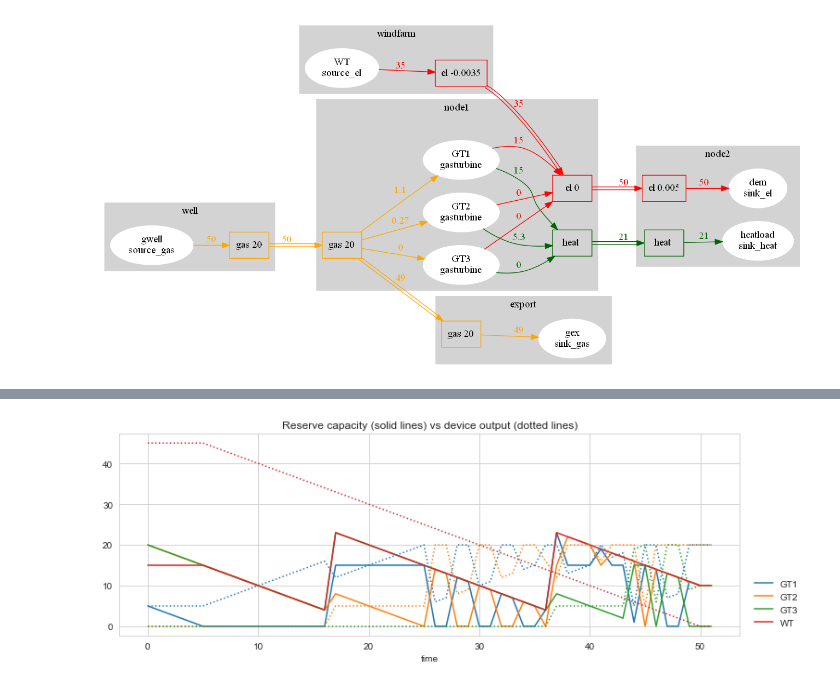
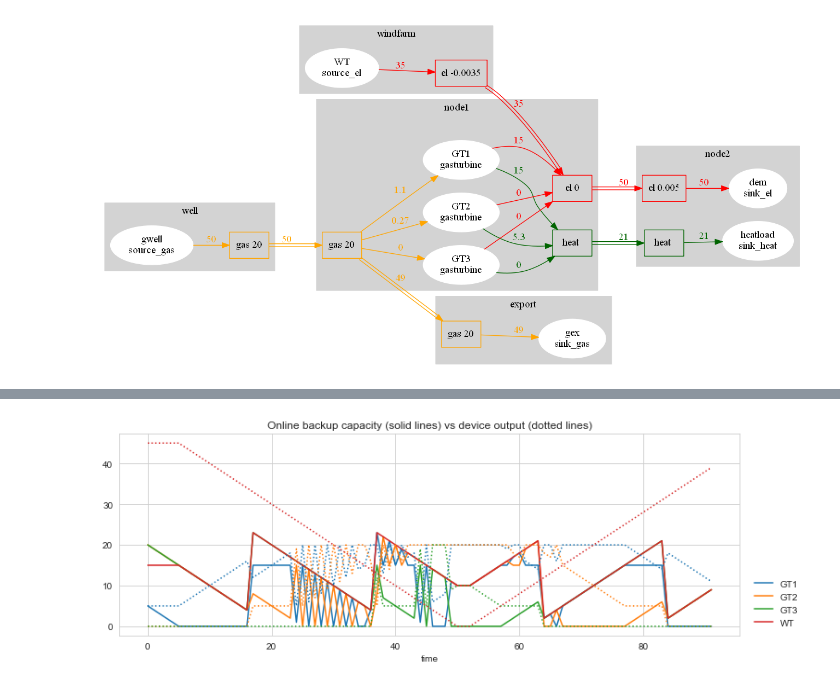
Before and after one commit to oogeso/oogeso, a Jupyter notebook: examples/test case2.ipynb, the cells around one changed output, grey strips where cells are left out. Cells and saved outputs as stored; diff of their text form; code cells hidden in the pictures.

```diff
--- a/examples/test case2.ipynb
+++ b/examples/test case2.ipynb
@@ -173,4 +171,4 @@ plots.plot_CO2rate_per_dev(mc)
 # %%
-plots.plotElReserve(mc)
+plots.plotElBackup(mc)
 # %% [output]
-[figure, old version]
+[figure, new version]
```
Also changed, not shown: parts of 9 cells of this notebook, 4 other files.
